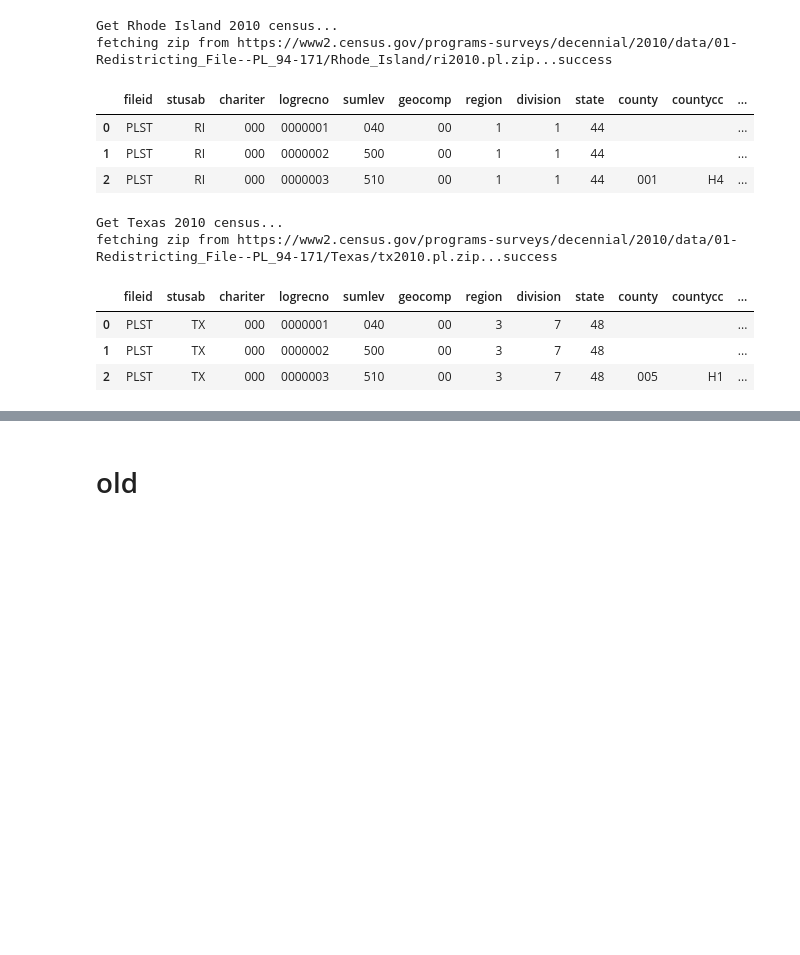
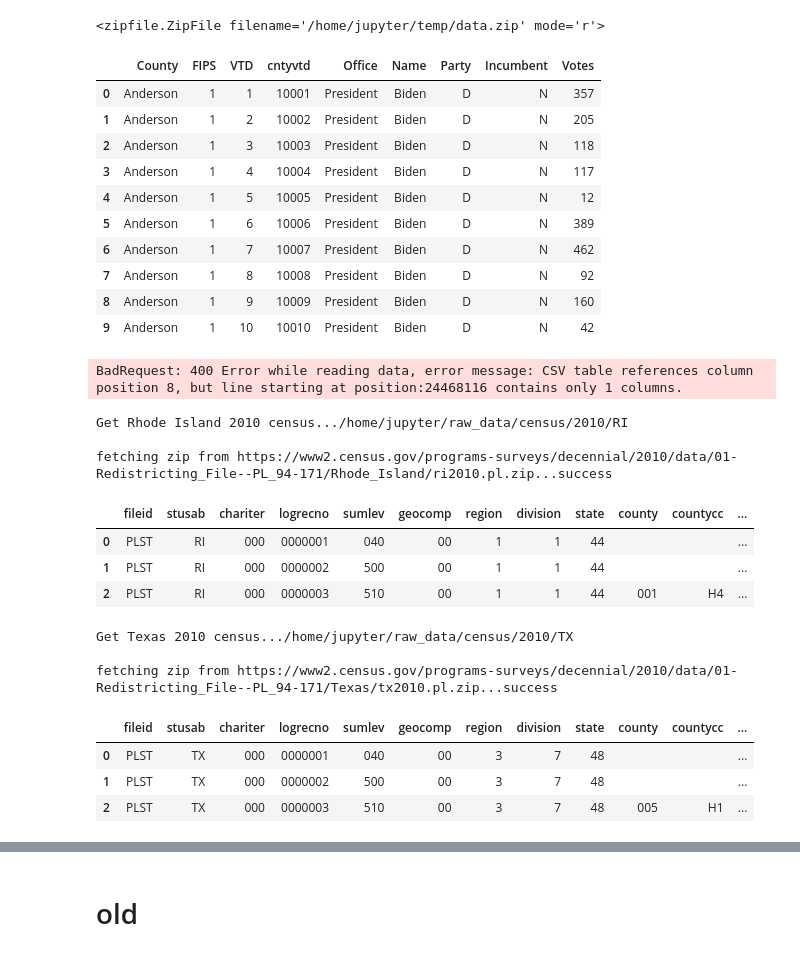
Before and after one commit to Tarleton-Math/MathVGerrmandering_CMAT_2021, a Jupyter notebook: get_data.ipynb, the cells around one changed output, grey strips where cells are left out. Drawn from its saved outputs; the diff is of its cells as text; code cells hidden in the pictures; blank space fills up the shorter version.

```diff
--- a/get_data.ipynb
+++ b/get_data.ipynb
@@ -75,3 +716,57 @@ overwrite = False
+# %%
+for
+# %% [output]
+<zipfile.ZipFile filename='/home/jupyter/temp/data.zip' mode='r'>
+# %%
+abbr = 'TX'
+# file = raw_data_path / f'census/2010/{abbr}/{abbr.lower()}geo2010.pl'
+# file = raw_data_path / f'census/2010/{abbr}/{abbr.lower()}000022010.pl'
+# file = raw_data_path / f'elections/2020/{abbr}/elections_2020_TX.parquet'
+file = raw_data_path / f'elections/2020/{abbr}/2020_General_Election_Returns.csv'
+
+file.is_file()
+
+df = pd.read_csv(file, nrows=10)
+df
+display(df)
+
+table_id = f"{proj_id}.redistricting.{file.stem}"
+table_id
+
+bqclient.delete_table(table_id, not_found_ok=True)
+
+job_config = bigquery.LoadJobConfig(
+    autodetect=True,
+#     skip_leading_rows=1,
+    # The source format defaults to CSV, so the line below is optional.
+#     source_format=bigquery.SourceFormat.CSV,
+)
+with open(file, mode='rb') as f:
+    load_job = bqclient.load_table_from_file(
+        f, table_id, job_config=job_config
+    )
+    load_job.result()
+
+# bqclient.load_table_from_dataframe(df, table_id)
+
+
+# with open(file, mode='rb') as f:
+#     bqclient.load_table_from_file(f, table_id)
+# # bqclient.load_table_from_file?
+# # bqclient.load_table_from_uri?
+# %% [output]
+|  | County | FIPS | VTD | cntyvtd | Office | Name | Party | Incumbent | Votes |
+| 0 | Anderson | 1 | 1 | 10001 | President | Biden | D | N | 357 |
+| 1 | Anderson | 1 | 2 | 10002 | President | Biden | D | N | 205 |
+| 2 | Anderson | 1 | 3 | 10003 | President | Biden | D | N | 118 |
+| 3 | Anderson | 1 | 4 | 10004 | President | Biden | D | N | 117 |
+| 4 | Anderson | 1 | 5 | 10005 | President | Biden | D | N | 12 |
+| 5 | Anderson | 1 | 6 | 10006 | President | Biden | D | N | 389 |
+| 6 | Anderson | 1 | 7 | 10007 | President | Biden | D | N | 462 |
+| 7 | Anderson | 1 | 8 | 10008 | President | Biden | D | N | 92 |
+| 8 | Anderson | 1 | 9 | 10009 | President | Biden | D | N | 160 |
+| 9 | Anderson | 1 | 10 | 10010 | President | Biden | D | N | 42 |
+BadRequest: 400 Error while reading data, error message: CSV table references column position 8, but line starting at position:24468116 contains only 1 columns.
 # %%
 pd.set_option('display.max_columns', None)
 pd.set_option('display.max_rows', None)
@@ -89,9 +784,9 @@ def get_census(state, yr, overwrite=False, nrows=None):
             idx = ['fileid', 'stusab', 'chariter', 'logrecno']
             for f in zipfile.namelist():
                 if f[-2:] == 'pl':
-                    df = read_file(zipfile, f, sep=',', header=None, nrows=10)
                     if f[2:5] == 'geo':
                         widths = [6, 2, 3, 2, 3, 2, 7, 1, 1, 2, 3, 2, 2, 5, 2, 2, 5, 2, 2, 6, 1, 4, 2, 5, 2, 2, 4, 5, 2, 1, 3, 5, 2, 6, 1, 5, 2, 5, 2, 5, 3, 5, 2, 5, 3, 1, 1, 5, 2, 1, 1, 2, 3, 3, 6, 1, 3, 5, 5, 2, 5, 5, 5, 14, 14, 90, 1, 1, 9, 9, 11, 12, 2, 1, 6, 5, 8, 8, 8, 8, 8, 8, 8, 8, 8, 2, 2, 2, 3, 3, 3, 3, 3, 3, 2, 2, 2, 1, 1, 5, 18]
                         names = ['fileid', 'stusab', 'sumlev', 'geocomp', 'chariter', 'cifsn', 'logrecno', 'region', 'division', 'state', 'county', 'countycc', 'countysc', 'cousub', 'cousubcc', 'cousubsc', 'place', 'placecc', 'placesc', 'tract', 'blkgrp', 'block', 'iuc', 'concit', 'concitcc', 'concitsc', 'aianhh', 'aianhhfp', 'aianhhcc', 'aihhtli', 'aitsce', 'aits', 'aitscc', 'ttract', 'tblkgrp', 'anrc', 'anrccc', 'cbsa', 'cbsasc', 'metdiv', 'csa', 'necta', 'nectasc', 'nectadiv', 'cnecta', 'cbsapci', 'nectapci', 'ua', 'uasc', 'uatype', 'ur', 'cd', 'sldu', 'sldl', 'vtd', 'vtdi', 'reserve2', 'zcta5', 'submcd', 'submcdcc', 'sdelm', 'sdsec', 'sduni', 'arealand', 'areawatr', 'name', 'funcstat', 'gcuni', 'pop100', 'hu100', 'intptlat', 'intptlon', 'lsadc', 'partflag', 'reserve3', 'uga', 'statens', 'countyns', 'cousubns', 'placens', 'concitns', 'aianhhns', 'aitsns', 'anrcns', 'submcdns', 'cd113', 'cd114', 'cd115', 'sldu2', 'sldu3', 'sldu4', 'sldl2', 'sldl3', 'sldl4', 'aianhhsc', 'csasc', 'cnectasc', 'memi', 'nmemi', 'puma', 'reserved']
-                        df = pd.read_fwf(zipfile.extract(f), header=None, nrows=nrows, widths=widths, dtype=str).fillna('')
+                        df = pd.read_fwf(zipfile.extract(f), header=None, widths=widths, dtype=str, nrows=nrows).fillna('')
+                        df = df.query('block != ""')
                     elif f[6] == '1':
@@ -102,7 +797,7 @@ def get_census(state, yr, overwrite=False, nrows=None):
                         df = read_file(zipfile, f          , header=None, nrows=nrows)
                     df.columns = names
                     L.append(df.drop(columns='cifsn').set_index(idx))
-            df = pd.concat(L, axis=1).reset_index()
+            df = pd.concat(L, axis=1, how='inner').reset_index()
             df.columns = [c.replace(' ', '_').replace(';', '_') for c in df.columns]
         display(df.head(3))
         write_data(df, parquetfile)
@@ -112,13 +807,15 @@ for i, state in states.iterrows():
     for yr in [2010]:#, 2020]:
         census = get_census(state, yr, overwrite, 100)
 # %% [output]
-Get Rhode Island 2010 census...
+Get Rhode Island 2010 census.../home/jupyter/raw_data/census/2010/RI
+
 fetching zip from https://www2.census.gov/programs-surveys/decennial/2010/data/01-Redistricting_File--PL_94-171/Rhode_Island/ri2010.pl.zip...success
 |  | fileid | stusab | chariter | logrecno | sumlev | geocomp | region | division | state | county | countycc | ... |
 | 0 | PLST | RI | 000 | 0000001 | 040 | 00 | 1 | 1 | 44 |  |  | ... |
 | 1 | PLST | RI | 000 | 0000002 | 500 | 00 | 1 | 1 | 44 |  |  | ... |
 | 2 | PLST | RI | 000 | 0000003 | 510 | 00 | 1 | 1 | 44 | 001 | H4 | ... |
-Get Texas 2010 census...
+Get Texas 2010 census.../home/jupyter/raw_data/census/2010/TX
+
 fetching zip from https://www2.census.gov/programs-surveys/decennial/2010/data/01-Redistricting_File--PL_94-171/Texas/tx2010.pl.zip...success
 |  | fileid | stusab | chariter | logrecno | sumlev | geocomp | region | division | state | county | countycc | ... |
 | 0 | PLST | TX | 000 | 0000001 | 040 | 00 | 3 | 7 | 48 |  |  | ... |
```
Also changed, not shown: parts of 37 cells of this notebook.
